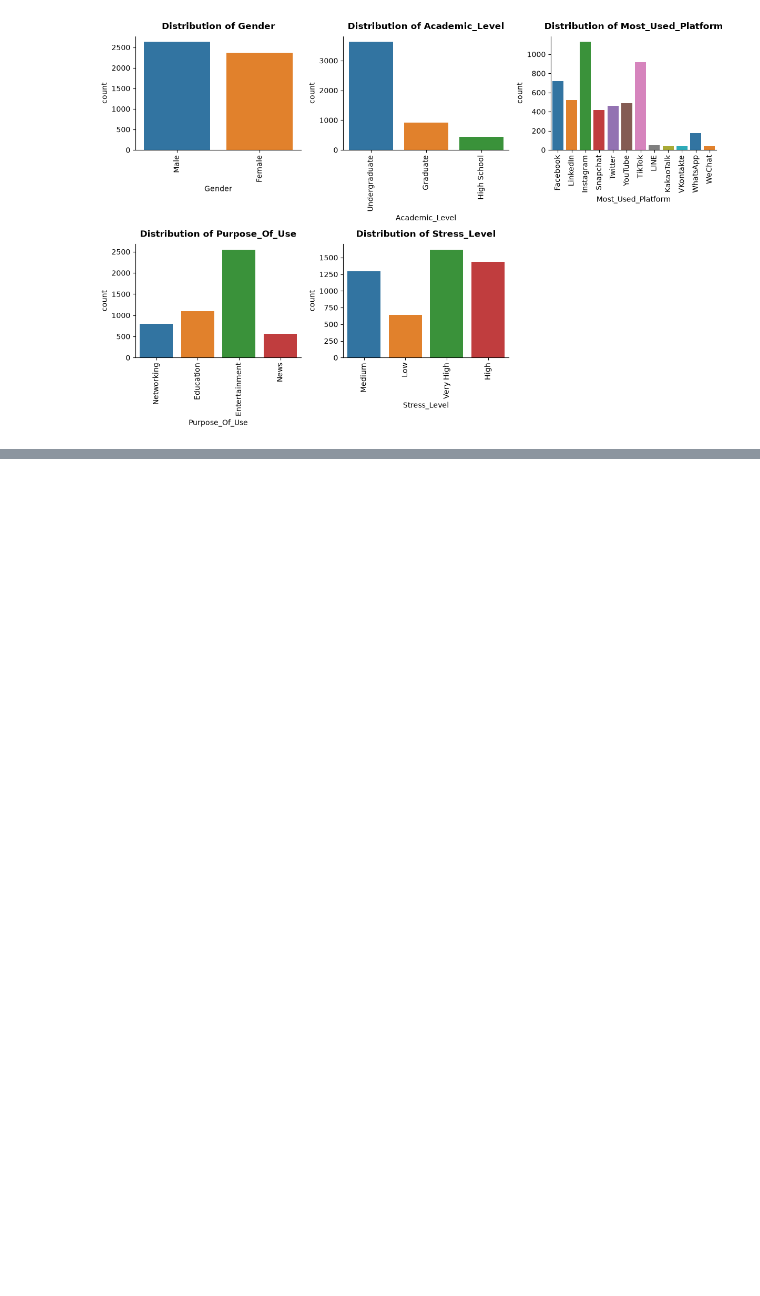
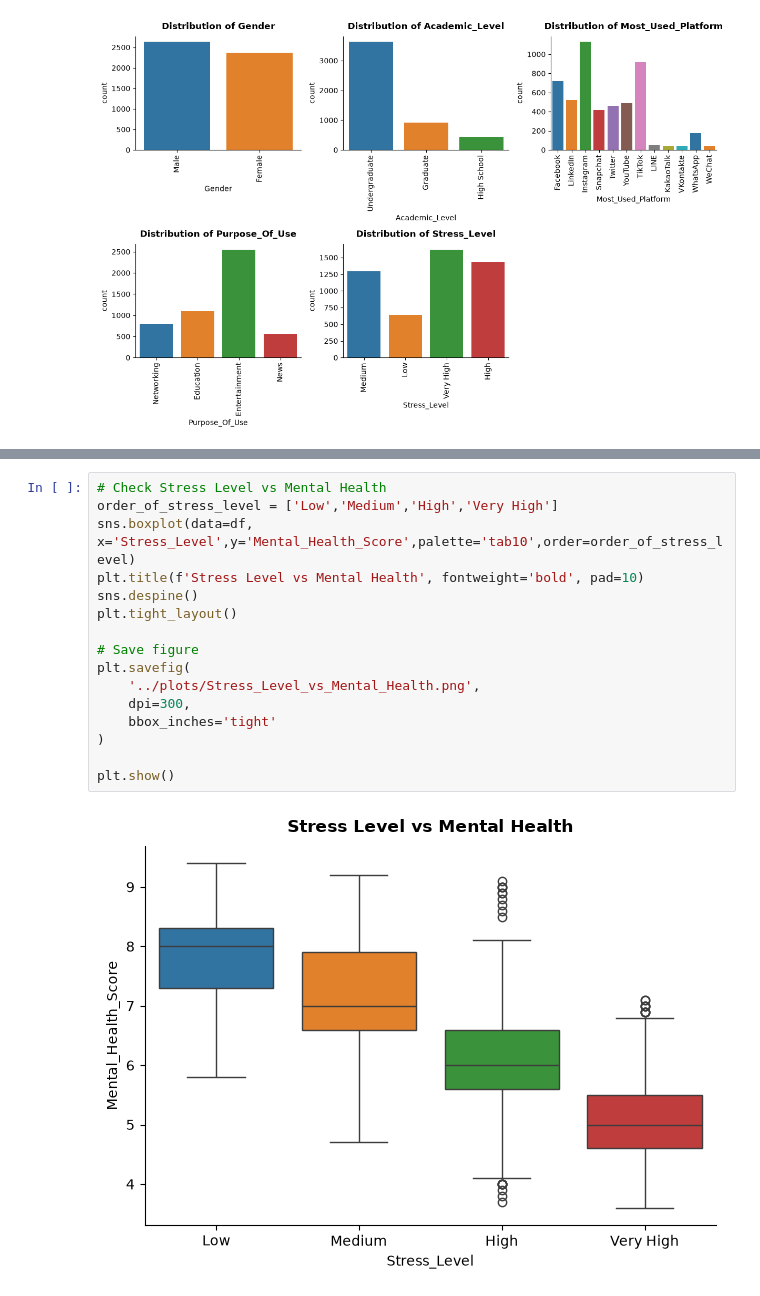
Before and after one commit to ashishpra28/MindWell-Mental-Health-Score-Predictor, a Jupyter notebook: notebook/Mental_Health_Score_Prediction.ipynb, the cells around one changed output, grey strips where cells are left out. Drawn from its saved outputs; the diff is of its cells as text; blank space fills up the shorter version.

```diff
--- a/notebook/Mental_Health_Score_Prediction.ipynb
+++ b/notebook/Mental_Health_Score_Prediction.ipynb
@@ -264,0 +315,18 @@ plt.show()
+# %%
+# Check Stress Level vs Mental Health
+order_of_stress_level = ['Low','Medium','High','Very High']
+sns.boxplot(data=df, x='Stress_Level',y='Mental_Health_Score',palette='tab10',order=order_of_stress_level)
+plt.title(f'Stress Level vs Mental Health', fontweight='bold', pad=10)
+sns.despine()
+plt.tight_layout()
+
+# Save figure
+plt.savefig(
+    '../plots/Stress_Level_vs_Mental_Health.png',
+    dpi=300,
+    bbox_inches='tight'
+)
+
+plt.show()
+# %% [output]
+[figure, added]
```
Also changed, not shown: parts of 14 cells of this notebook, 6 other files.
